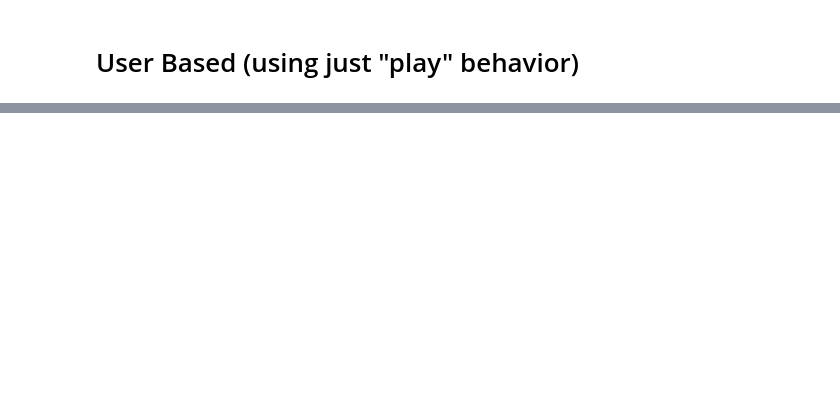
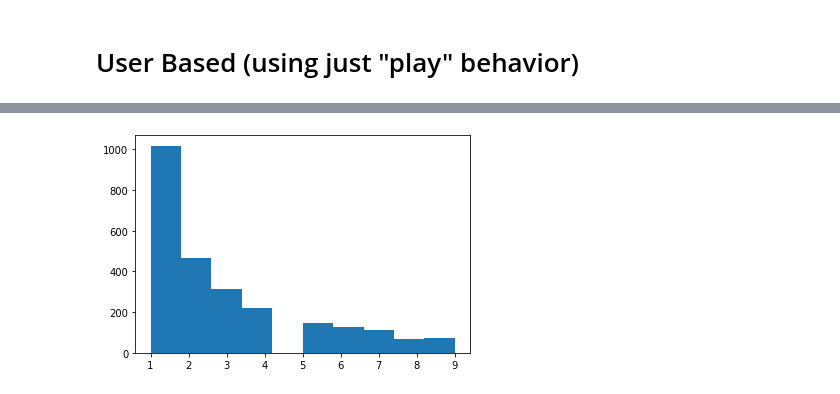
Before and after one commit to chris-gomes/steam-game-recommendations, a Jupyter notebook: Collaborative.ipynb, the cells around one changed output, grey strips where cells are left out. Drawn from its saved outputs; the diff is of its cells as text; code cells hidden in the pictures; blank space fills up the shorter version.

```diff
--- a/Collaborative.ipynb
+++ b/Collaborative.ipynb
@@ -16,0 +28,5 @@ play_totals =
+# %%
+plt.hist(users_sorted['amount'][users_sorted['amount'] < 10])
+plt.show()
+# %% [output]
+[figure, added]
```
Also changed, not shown: parts of 20 cells of this notebook.
